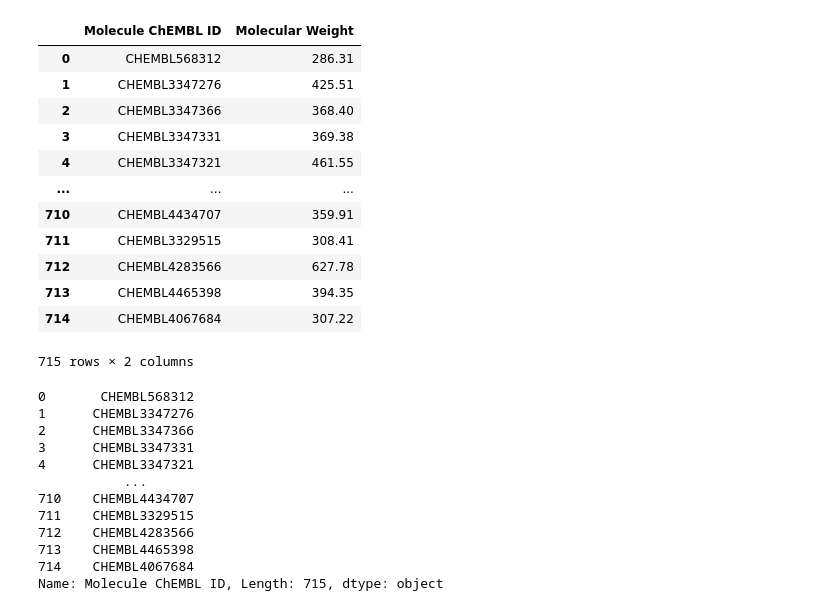
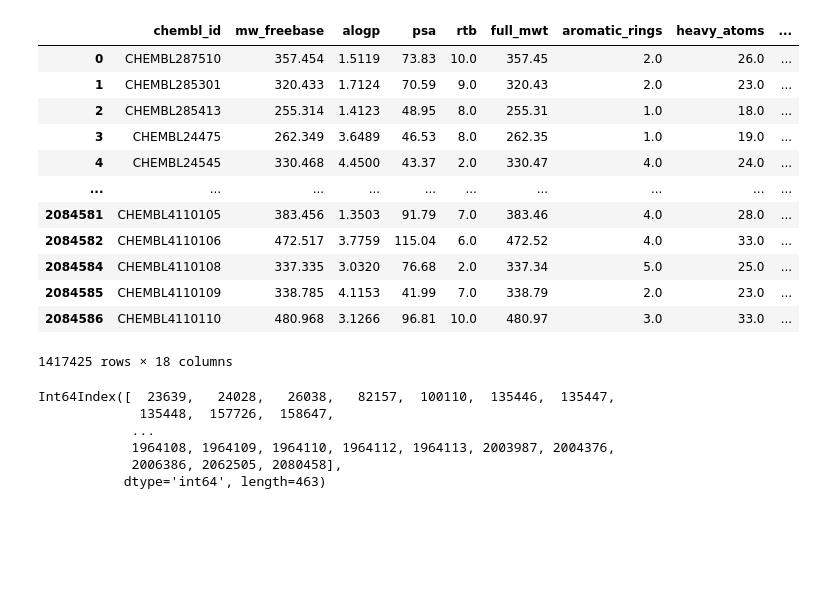
Before and after one commit to alverad-katsuro/chembl_analyser, a Jupyter notebook: cruzipain/analise_dados_att.ipynb, the cells around one changed output. Cells and saved outputs as stored; diff of their text form; code cells hidden in the pictures; blank space fills up the shorter version.

```diff
--- a/cruzipain/analise_dados_att.ipynb
+++ b/cruzipain/analise_dados_att.ipynb
@@ -22,18 +40,5 @@ df
 2084588 rows × 19 columns
-# %%
-cruz = pd.read_csv('data/cruzain_id_chemb.csv', sep=';')
-cruz[['Molecule ChEMBL ID', 'Molecular Weight']]
-# %% [output]
-|  | Molecule ChEMBL ID | Molecular Weight |
-| 0 | CHEMBL568312 | 286.31 |
-| 1 | CHEMBL3347276 | 425.51 |
-| 2 | CHEMBL3347366 | 368.40 |
-| 3 | CHEMBL3347331 | 369.38 |
-| 4 | CHEMBL3347321 | 461.55 |
-| ... | ... | ... |
-| 710 | CHEMBL4434707 | 359.91 |
-| 711 | CHEMBL3329515 | 308.41 |
-| 712 | CHEMBL4283566 | 627.78 |
-| 713 | CHEMBL4465398 | 394.35 |
-| 714 | CHEMBL4067684 | 307.22 |
-715 rows × 2 columns
+# %%
+df = df.drop(['cx_most_apka','cx_most_bpka','cx_logp','cx_logd'], axis=1)
+# %%
+df = df.drop(df.index[df.molecular_species.isnull()])
@@ -39,0 +50,17 @@ cruz[['Molecule ChEMBL ID', 'Molecular Weight']]
+# %%
+prep_clust = pd.get_dummies(df.query("num_lipinski_ro5_violations == 0"), columns=["molecular_species"])
+prep_clust
+# %% [output]
+|  | chembl_id | mw_freebase | alogp | psa | rtb | full_mwt | aromatic_rings | heavy_atoms | ... |
+| 0 | CHEMBL287510 | 357.454 | 1.5119 | 73.83 | 10.0 | 357.45 | 2.0 | 26.0 | ... |
+| 1 | CHEMBL285301 | 320.433 | 1.7124 | 70.59 | 9.0 | 320.43 | 2.0 | 23.0 | ... |
+| 2 | CHEMBL285413 | 255.314 | 1.4123 | 48.95 | 8.0 | 255.31 | 1.0 | 18.0 | ... |
+| 3 | CHEMBL24475 | 262.349 | 3.6489 | 46.53 | 8.0 | 262.35 | 1.0 | 19.0 | ... |
+| 4 | CHEMBL24545 | 330.468 | 4.4500 | 43.37 | 2.0 | 330.47 | 4.0 | 24.0 | ... |
+| ... | ... | ... | ... | ... | ... | ... | ... | ... | ... |
+| 2084581 | CHEMBL4110105 | 383.456 | 1.3503 | 91.79 | 7.0 | 383.46 | 4.0 | 28.0 | ... |
+| 2084582 | CHEMBL4110106 | 472.517 | 3.7759 | 115.04 | 6.0 | 472.52 | 4.0 | 33.0 | ... |
+| 2084584 | CHEMBL4110108 | 337.335 | 3.0320 | 76.68 | 2.0 | 337.34 | 5.0 | 25.0 | ... |
+| 2084585 | CHEMBL4110109 | 338.785 | 4.1153 | 41.99 | 7.0 | 338.79 | 2.0 | 23.0 | ... |
+| 2084586 | CHEMBL4110110 | 480.968 | 3.1266 | 96.81 | 10.0 | 480.97 | 3.0 | 33.0 | ... |
+1417425 rows × 18 columns
@@ -40,15 +69,9 @@ cruz[['Molecule ChEMBL ID', 'Molecular Weight']]
 # %%
-cruz['Molecule ChEMBL ID']
+df.query("chembl_id in @cruz['Molecule ChEMBL ID']").index
 # %% [output]
-0       CHEMBL568312
-1      CHEMBL3347276
-2      CHEMBL3347366
-3      CHEMBL3347331
-4      CHEMBL3347321
-           ...
-710    CHEMBL4434707
-711    CHEMBL3329515
-712    CHEMBL4283566
-713    CHEMBL4465398
-714    CHEMBL4067684
-Name: Molecule ChEMBL ID, Length: 715, dtype: object
+Int64Index([  23639,   24028,   26038,   82157,  100110,  135446,  135447,
+             135448,  157726,  158647,
+            ...
+            1964108, 1964109, 1964110, 1964112, 1964113, 2003987, 2004376,
+            2006386, 2062505, 2080458],
+           dtype='int64', length=463)
```
Also changed, not shown: parts of 24 cells of this notebook, 7 other files.
